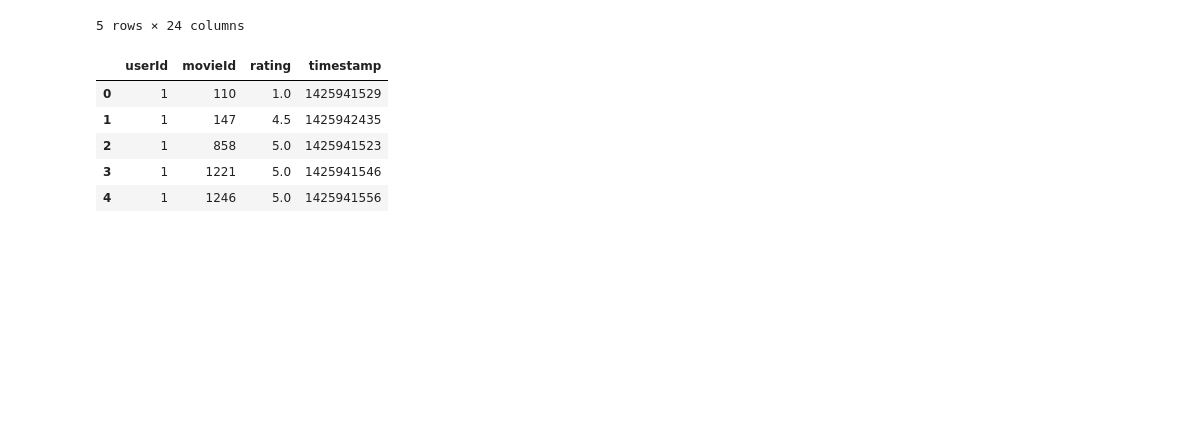
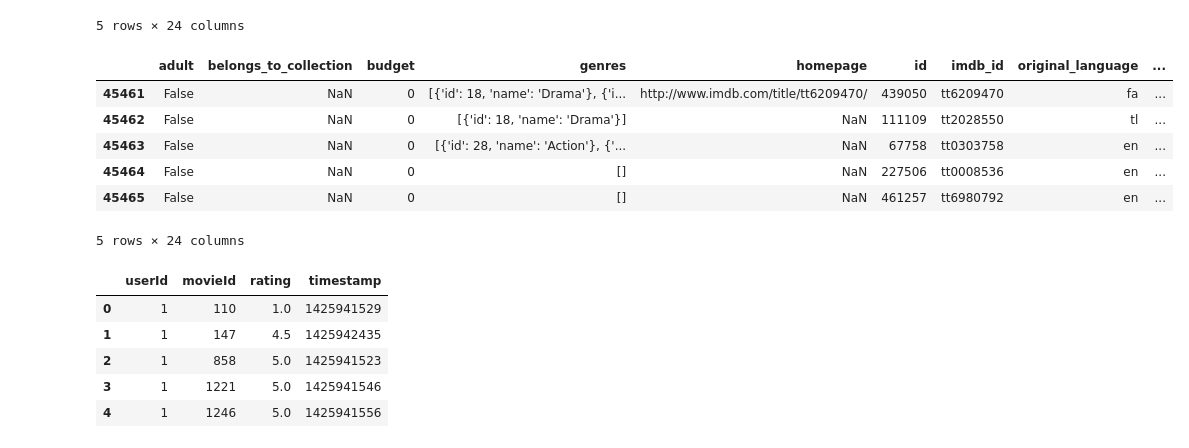
Before and after one commit to lewiebe2/movies_etl, a Jupyter notebook: Transform.ipynb, the cells around one changed output. Saved outputs shown, nothing was run; the diff lists cells and outputs as text; code cells hidden in the pictures; blank space fills up the shorter version.

```diff
--- a/Transform.ipynb
+++ b/Transform.ipynb
@@ -92,6 +93,16 @@ kaggle_metadata.head()
 | 3 | False | NaN | 16000000 | [{'id': 35, 'name': 'Comedy'}, {'... | NaN | 31357 | tt0114885 | en | ... |
 | 4 | False | {'id': 96871, 'name': 'Father of ... | 0 | [{'id': 35, 'name': 'Comedy'}] | NaN | 11862 | tt0113041 | en | ... |
 5 rows × 24 columns
+# %%
+kaggle_metadata.tail()
+# %% [output]
+|  | adult | belongs_to_collection | budget | genres | homepage | id | imdb_id | original_language | ... |
+| 45461 | False | NaN | 0 | [{'id': 18, 'name': 'Drama'}, {'i... | http://www.imdb.com/title/tt6209470/ | 439050 | tt6209470 | fa | ... |
+| 45462 | False | NaN | 0 | [{'id': 18, 'name': 'Drama'}] | NaN | 111109 | tt2028550 | tl | ... |
+| 45463 | False | NaN | 0 | [{'id': 28, 'name': 'Action'}, {'... | NaN | 67758 | tt0303758 | en | ... |
+| 45464 | False | NaN | 0 | [] | NaN | 227506 | tt0008536 | en | ... |
+| 45465 | False | NaN | 0 | [] | NaN | 461257 | tt6980792 | en | ... |
+5 rows × 24 columns
 # %%
 ratings.head()
 # %% [output]
```
Also changed, not shown: parts of 31 cells of this notebook.
